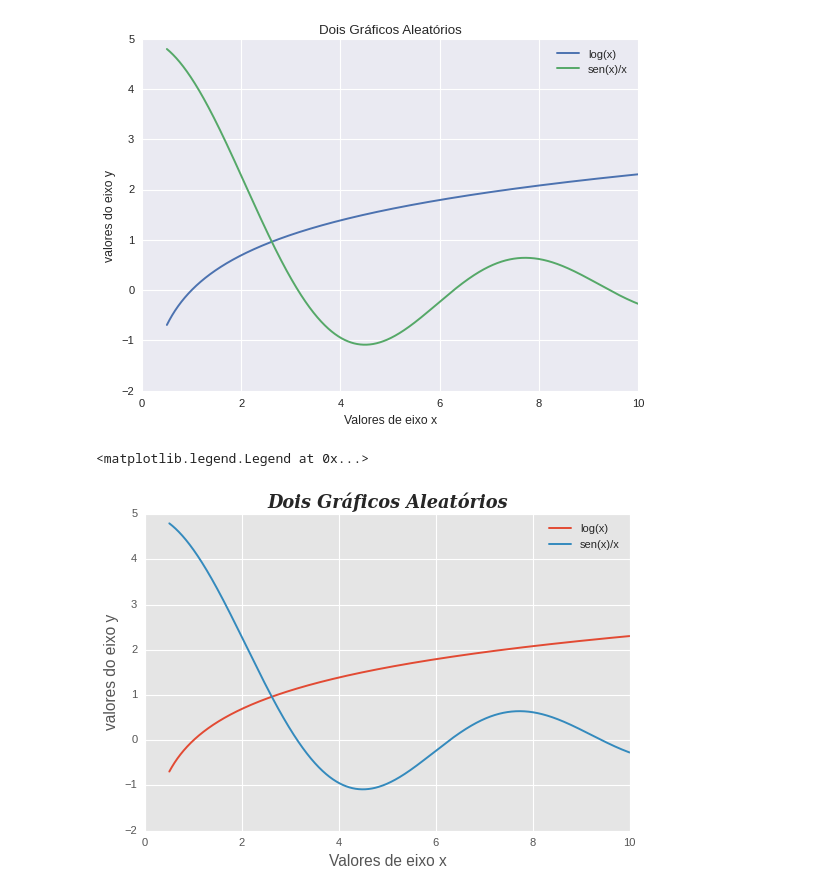
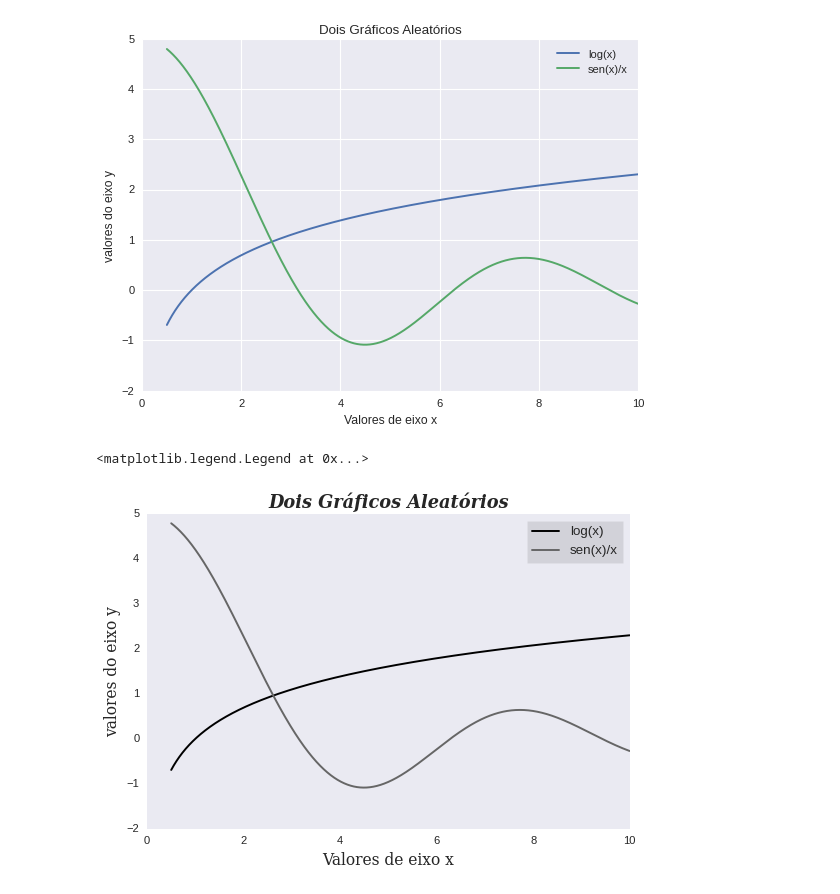
Before and after one commit to alinenog/Data_Science, a Jupyter notebook: Graficos.ipynb, the cells around one changed output. Cells and saved outputs as stored; diff of their text form; code cells hidden in the pictures.

```diff
--- a/Graficos.ipynb
+++ b/Graficos.ipynb
@@ -57,26 +57,28 @@ plt.legend()
 # %%
 #Algumas formatações de gráfico
 x = np.arange(0.5,10, 0.001)
 
 y1 = np.log(x)
 y2 = 5 * np.sin(x) / x
 
 #Escolhe o modelo do gráfico
-plt.style.use('ggplot')
+plt.style.use('seaborn-dark')
 
 #Auterar as dimensões do grafico
 plt.figure(figsize=(7,5))
 
 plt.title('Dois Gráficos Aleatórios', fontsize=16, fontweight='bold',fontstyle = 'italic', fontfamily='serif')
-plt.xlabel('Valores de eixo x', fontsize=14)
-plt.ylabel('valores do eixo y',fontsize=14)
+plt.xlabel('Valores de eixo x', fontsize=14, fontfamily='serif')
+plt.ylabel('valores do eixo y',fontsize=14, fontfamily='serif')
 
 #Da um espaçamento mehor
 plt.tight_layout()
 
 plt.plot(x, y1, label = 'log(x)')
 plt.plot(x, y2, label = 'sen(x)/x')
-plt.legend()
+
+#frameon: gera um back groud na legenda,framealpha: opacidade, facecolor: e a cor do fundo
+plt.legend(fontsize=12, frameon = True, framealpha= 0.1,facecolor='black')
 # %% [output]
 <matplotlib.legend.Legend at 0x...>
-[figure, old version]
+[figure, new version]
```
Also changed, not shown: parts of 2 cells of this notebook.
